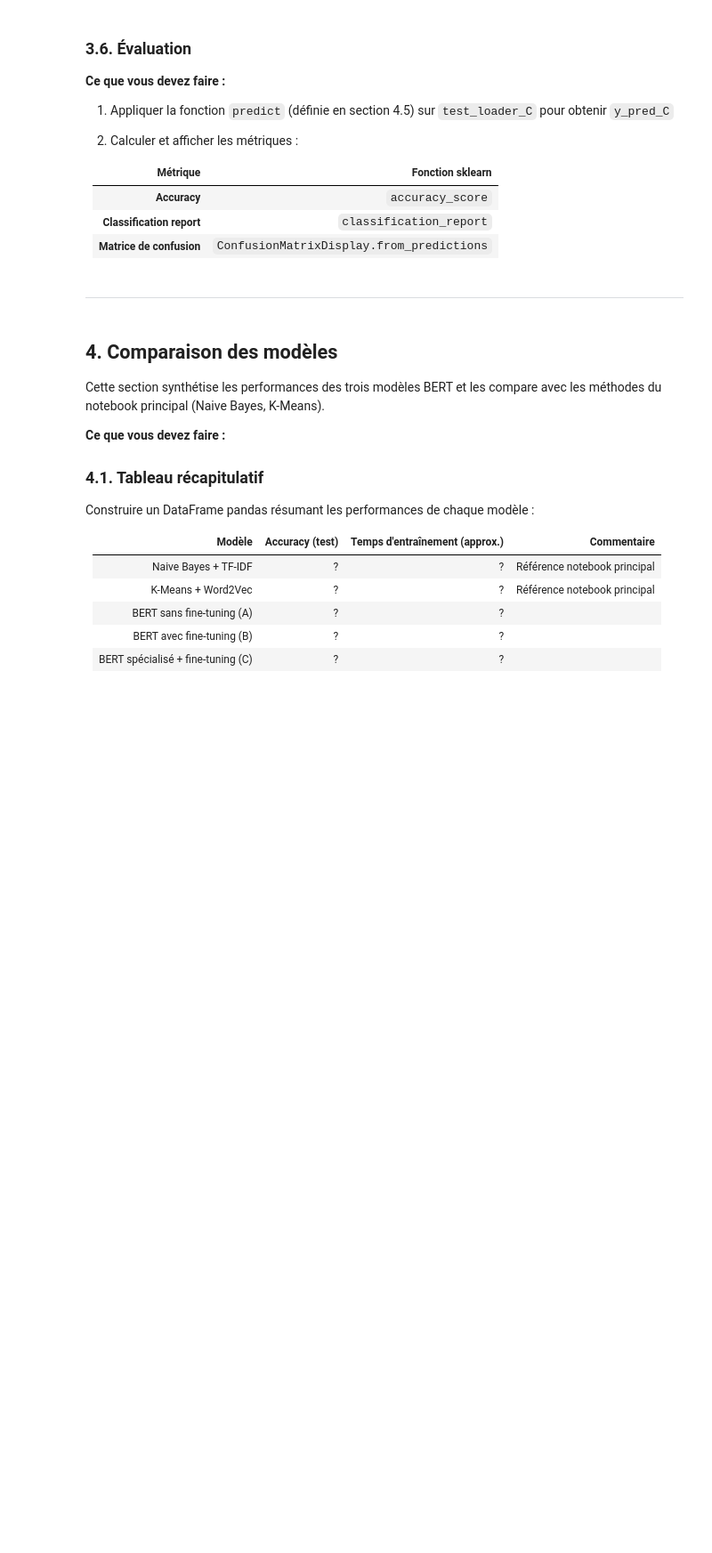
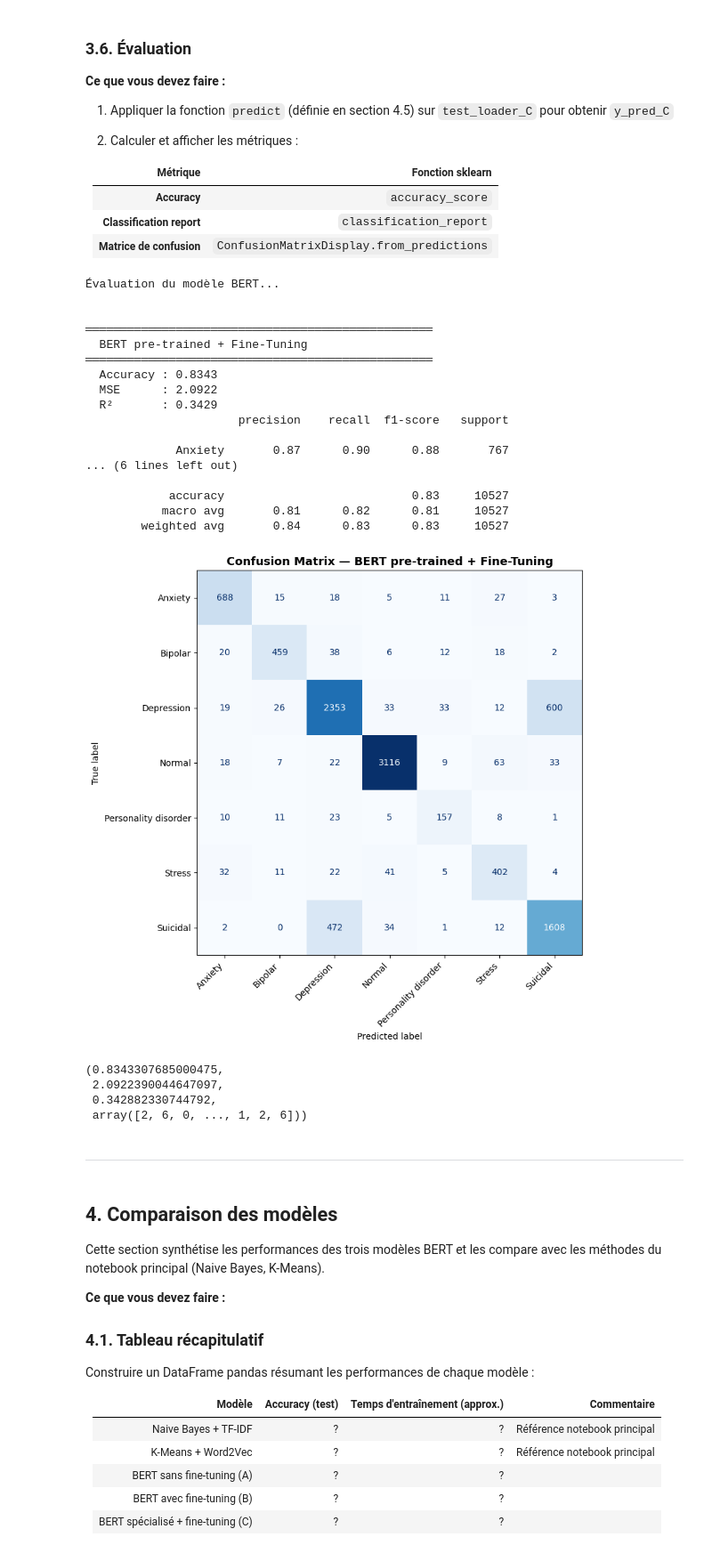
Before and after one commit to cypnet/Analyse-de-conversations-sur-la-sant-mentale, a Jupyter notebook: notebooks/LOGAN/ETAPE2-EXTRA-BERT_MODEL-C.ipynb, the cells around one changed output. Shown at 89% size. Drawn from its saved outputs; the diff is of its cells as text; code cells hidden in the pictures; blank space fills up the shorter version.

```diff
--- a/notebooks/LOGAN/ETAPE2-EXTRA-BERT_MODEL-C.ipynb
+++ b/notebooks/LOGAN/ETAPE2-EXTRA-BERT_MODEL-C.ipynb
@@ -200,6 +210,6 @@ def cleaner(text):
 # %%
 # On charge combined_data.csv
-df = pd.read_csv('../../data/combined_data.csv')
+df = pd.read_csv('/content/drive/MyDrive/PAULSAB/L3-3/BE/Analyse-de-conversations-sur-la-sant-mentale-main/data/combined_data.csv')
 # On mélange les lignes du dataframe et on réinitialise les index
 df = df.sample(frac=1, random_state=42).reset_index(drop=True)
 # On supprime les lignes avec des valeurs manquantes
@@ -488,3 +596,48 @@ plt.show()
+# %%
+# =========================================================
+# PRÉDICTIONS TEST
+# =========================================================
+
+print("Évaluation du modèle BERT...\n")
+
+y_true_C, y_pred_C = predict(
+    model,
+    test_loader,
+    device
+)
+
+# =========================================================
+# MÉTRIQUES
+# =========================================================
+
+evaluate(
+    "BERT pre-trained + Fine-Tuning",
+    y_true_C,
+    y_pred_C
+)
+# %% [output]
+Évaluation du modèle BERT...
+
+
+══════════════════════════════════════════════════
+  BERT pre-trained + Fine-Tuning
+══════════════════════════════════════════════════
+  Accuracy : 0.8343
+  MSE      : 2.0922
+  R²       : 0.3429
+                      precision    recall  f1-score   support
+
+             Anxiety       0.87      0.90      0.88       767
+... (6 lines left out)
+
+            accuracy                           0.83     10527
+           macro avg       0.81      0.82      0.81     10527
+        weighted avg       0.84      0.83      0.83     10527
+[figure, added]
+(0.8343307685000475,
+ 2.0922390044647097,
+ 0.342882330744792,
+ array([2, 6, 0, ..., 1, 2, 6]))
 # %% [markdown]
 ---
 # %% [markdown]
```
Also changed, not shown: parts of 11 cells of this notebook.
